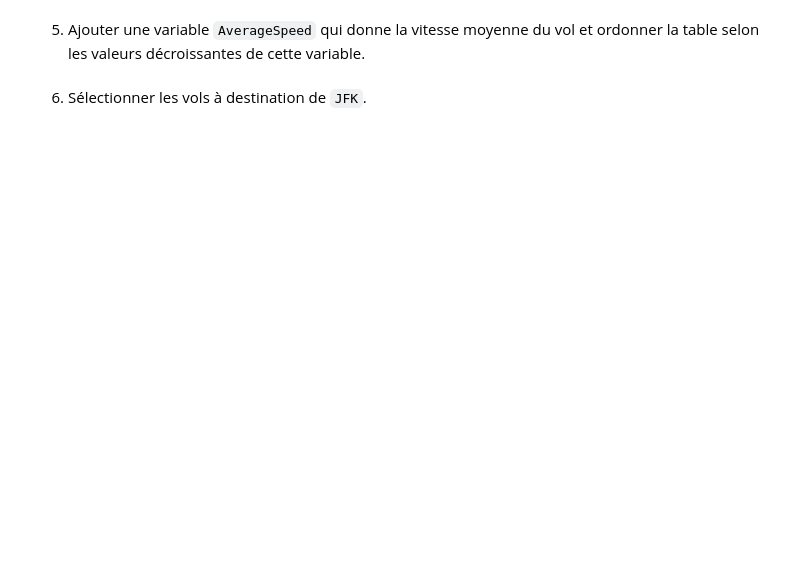
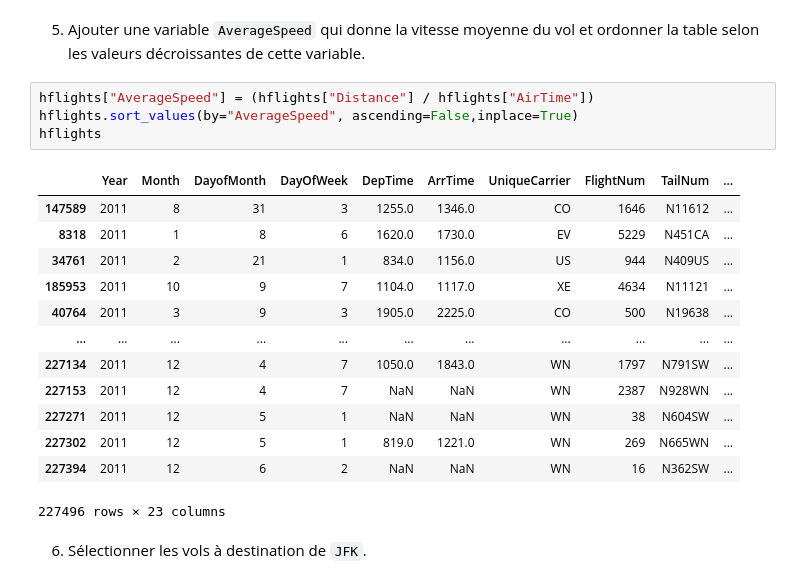
Before and after one commit to NoeMeri/test_certif_vdiff, a Jupyter notebook: notebooks/01_pandas_1.ipynb, the cells around one changed output. Saved outputs shown, nothing was run; the diff lists cells and outputs as text; blank space fills up the shorter version.

```diff
--- a/notebooks/01_pandas_1.ipynb
+++ b/notebooks/01_pandas_1.ipynb
@@ -154,4 +220,22 @@ Nous considérons le jeux de données `hflights` relatif à des vols au départ
 # %% [markdown]
 5. Ajouter une variable `AverageSpeed` qui donne la vitesse moyenne du vol et ordonner la table selon les valeurs décroissantes de cette variable.
+# %%
+hflights["AverageSpeed"] = (hflights["Distance"] / hflights["AirTime"])
+hflights.sort_values(by="AverageSpeed", ascending=False,inplace=True)
+hflights
+# %% [output]
+|  | Year | Month | DayofMonth | DayOfWeek | DepTime | ArrTime | UniqueCarrier | FlightNum | TailNum | ... |
+| 147589 | 2011 | 8 | 31 | 3 | 1255.0 | 1346.0 | CO | 1646 | N11612 | ... |
+| 8318 | 2011 | 1 | 8 | 6 | 1620.0 | 1730.0 | EV | 5229 | N451CA | ... |
+| 34761 | 2011 | 2 | 21 | 1 | 834.0 | 1156.0 | US | 944 | N409US | ... |
+| 185953 | 2011 | 10 | 9 | 7 | 1104.0 | 1117.0 | XE | 4634 | N11121 | ... |
+| 40764 | 2011 | 3 | 9 | 3 | 1905.0 | 2225.0 | CO | 500 | N19638 | ... |
+| ... | ... | ... | ... | ... | ... | ... | ... | ... | ... | ... |
+| 227134 | 2011 | 12 | 4 | 7 | 1050.0 | 1843.0 | WN | 1797 | N791SW | ... |
+| 227153 | 2011 | 12 | 4 | 7 | NaN | NaN | WN | 2387 | N928WN | ... |
+| 227271 | 2011 | 12 | 5 | 1 | NaN | NaN | WN | 38 | N604SW | ... |
+| 227302 | 2011 | 12 | 5 | 1 | 819.0 | 1221.0 | WN | 269 | N665WN | ... |
+| 227394 | 2011 | 12 | 6 | 2 | NaN | NaN | WN | 16 | N362SW | ... |
+227496 rows × 23 columns
 # %% [markdown]
 6. Sélectionner les vols à destination de `JFK`.
```
Also changed, not shown: parts of 8 cells of this notebook, 1 other file.
